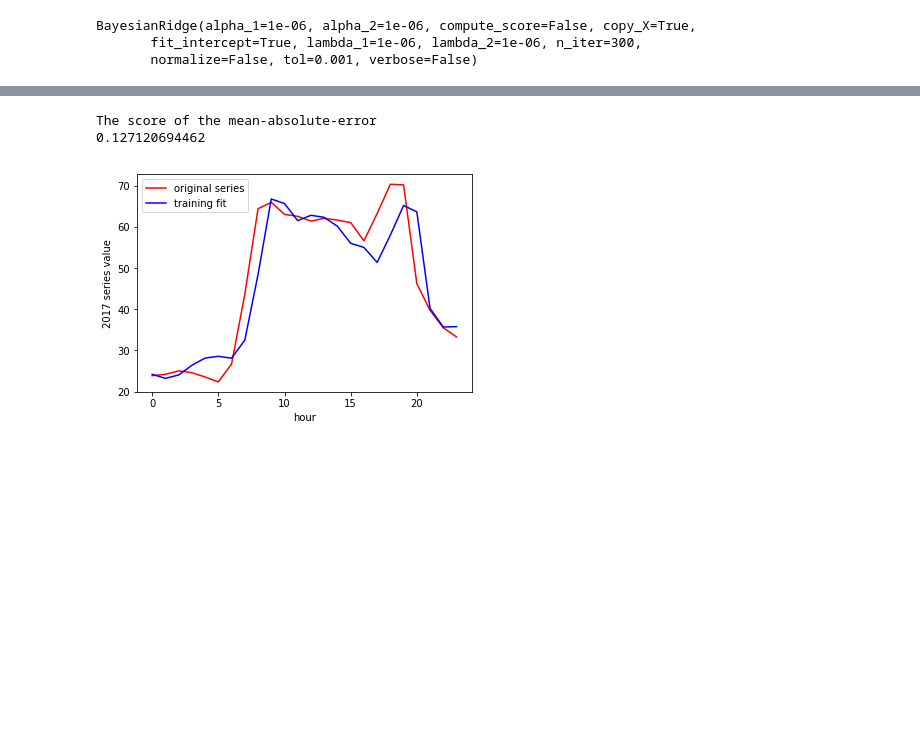
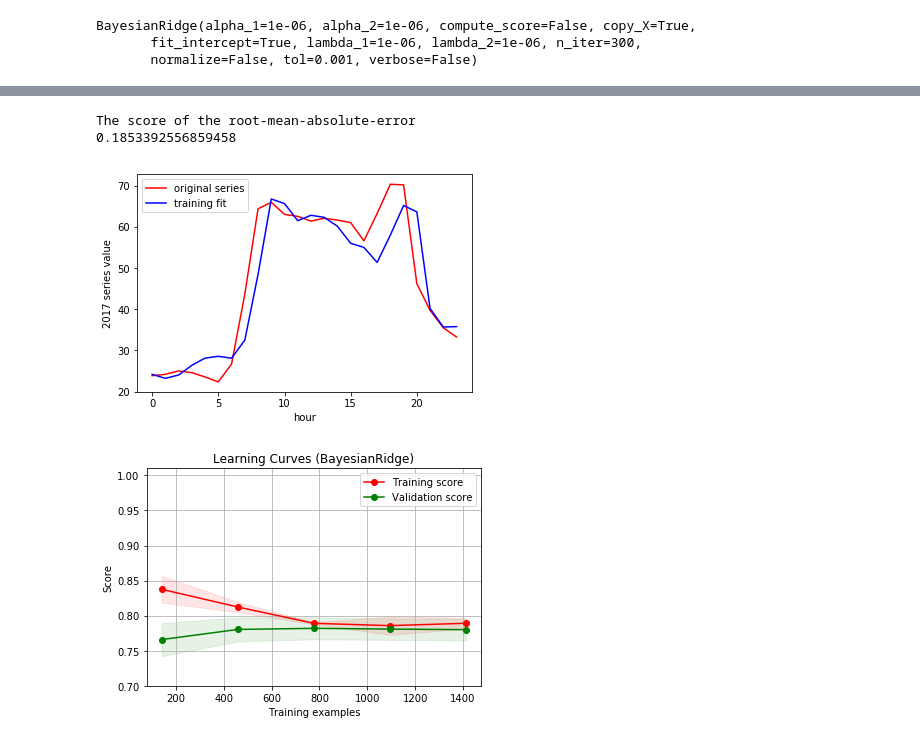
Before and after one commit to IDCs-for-Zhejiang/serverRoom, a Jupyter notebook: first/prediction_Bayesian1.ipynb, the cells around one changed output, grey strips where cells are left out. Drawn from its saved outputs; the diff is of its cells as text; code cells hidden in the pictures; blank space fills up the shorter version.

```diff
--- a/first/prediction_Bayesian1.ipynb
+++ b/first/prediction_Bayesian1.ipynb
@@ -88,19 +83,19 @@ The score of the mean-absolute-error
 [figure]
 # %%
-# 图像展示预测结果
+# to show the prediction results using graph(training)
 import matplotlib.pyplot as plt
-from sklearn.metrics import mean_absolute_error
+from sklearn.metrics import mean_squared_error
+from math import sqrt
 %matplotlib inline
 
 # plot original series
 plt.plot(y_train[-24:]*mean_series+mean_series,color = 'r', label='Original')
-#test_predict = clf.predict(X_test)
-test_predict = reg.predict(X_train)
-print("The score of the mean-absolute-error")
-print (mean_absolute_error(y_train, test_predict))
-# print(len(test_predict))
+train_predict = reg.predict(X_train)
+print("The score of the root-mean-absolute-error")
+print (sqrt(mean_squared_error(y_train, train_predict)))
+
 # plot testing set prediction
-plt.plot(np.arange(0,24,1),test_predict[-24:]*mean_series+mean_series,color = 'b', label='Predict')
+plt.plot(np.arange(0,24,1),train_predict[-24:]*mean_series+mean_series,color = 'b', label='Predict')
 
 # pretty up graph
 plt.xlabel('hour')
@@ -108,6 +103,56 @@ plt.ylabel('2017 series value')
 plt.legend(['original series','training fit','testing fit'],loc='best')
 plt.show()
 # %% [output]
-The score of the mean-absolute-error
-0.127120694462
+The score of the root-mean-absolute-error
+0.1853392556859458
 [figure]
+# %%
+import numpy as np
+import matplotlib.pyplot as plt
+from sklearn.model_selection import learning_curve
+from sklearn.model_selection import ShuffleSplit
+
+def plot_learning_curve(estimator, title, X, y, ylim=None, cv=None,
+                        n_jobs=1, train_sizes=np.linspace(.1, 1.0, 5)):
+    plt.figure()
+    plt.title(title)
+    if ylim is not None:
+        plt.ylim(*ylim)
+    plt.xlabel("Training examples")
+    plt.ylabel("Score")
+    train_sizes, train_scores, test_scores = learning_curve(
+        estimator, X, y, cv=cv, n_jobs=n_jobs, train_sizes=train_sizes)
+    train_scores_mean = np.mean(train_scores, axis=1)
+    train_scores_std = np.std(train_scores, axis=1)
+    test_scores_mean = np.mean(test_scores, axis=1)
+    test_scores_std = np.std(test_scores, axis=1)
+    plt.grid()
+
+    plt.fill_between(train_sizes, train_scores_mean - train_scores_std,
+                     train_scores_mean + train_scores_std, alpha=0.1,
+                     color="r")
+    plt.fill_between(train_sizes, test_scores_mean - test_scores_std,
+                     test_scores_mean + test_scores_std, alpha=0.1, color="g")
+    plt.plot(train_sizes, train_scores_mean, 'o-', color="r",
+             label="Training score")
+    plt.plot(train_sizes, test_scores_mean, 'o-', color="g",
+             label="Validation score")
+
+    plt.legend(loc="best")
+    return plt
+
+from sklearn import linear_model
+
+from sklearn.linear_model import BayesianRidge, LinearRegression, Lasso
+title = "Learning Curves (BayesianRidge)"
+# Cross validation with 100 iterations to get smoother mean test and train
+# score curves, each time with 20% data randomly selected as a validation set.
+cv = ShuffleSplit(n_splits=2, test_size=1/3, random_state=0)
+
+estimator = linear_model.BayesianRidge()
+
+plot_learning_curve(estimator, title, X_train, y_train, ylim=(0.7, 1.01), cv=cv, n_jobs=4)
+
+plt.show()
+# %% [output]
+[figure, added]
```
Also changed, not shown: parts of 4 cells of this notebook, 4 other files.
